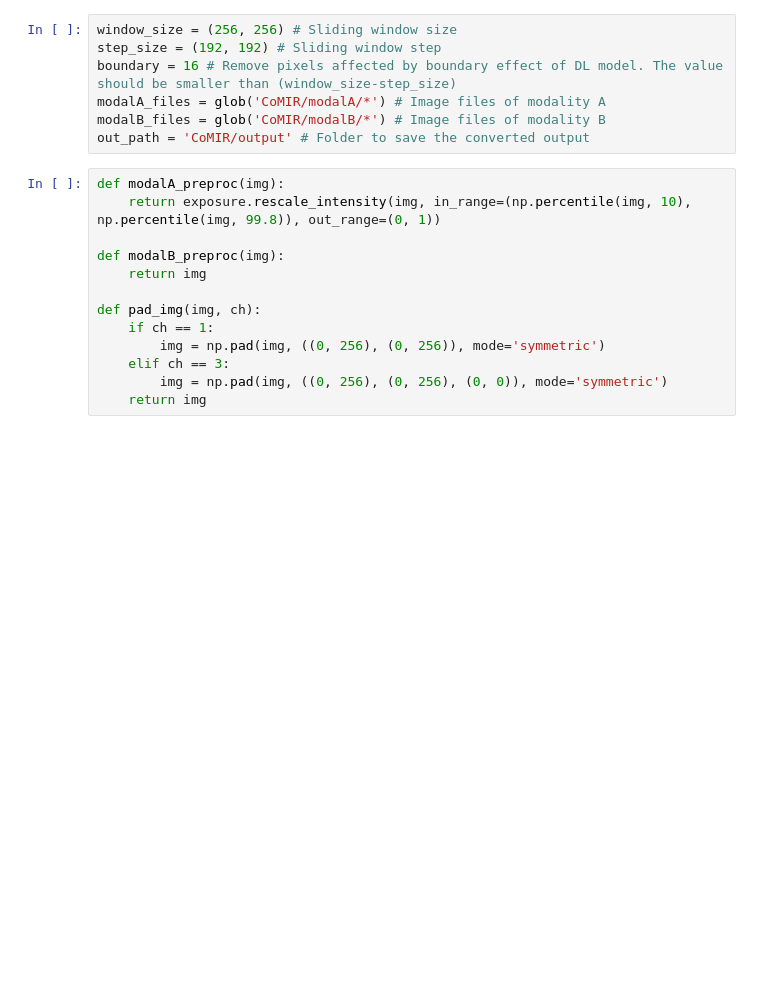
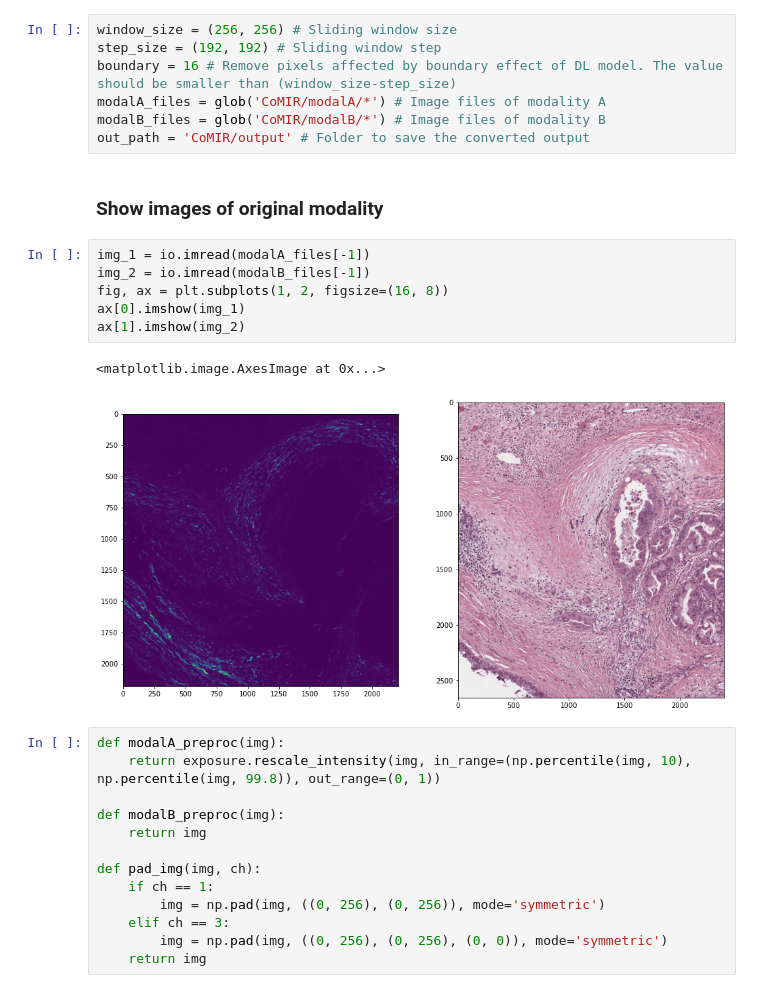
Before and after one commit to uw-loci/automatic-histology-registration-pyimagej, a Jupyter notebook: pseudo_modality.ipynb, the cells around one changed output. Cells and saved outputs as stored; diff of their text form; blank space fills up the shorter version.

```diff
--- a/pseudo_modality.ipynb
+++ b/pseudo_modality.ipynb
@@ -74,6 +55,17 @@ boundary = 16 # Remove pixels affected by boundary effect of DL model. The value
 modalA_files = glob('CoMIR/modalA/*') # Image files of modality A
 modalB_files = glob('CoMIR/modalB/*') # Image files of modality B
 out_path = 'CoMIR/output' # Folder to save the converted output
+# %% [markdown]
+### Show images of original modality
+# %%
+img_1 = io.imread(modalA_files[-1])
+img_2 = io.imread(modalB_files[-1])
+fig, ax = plt.subplots(1, 2, figsize=(16, 8))
+ax[0].imshow(img_1)
+ax[1].imshow(img_2)
+# %% [output]
+<matplotlib.image.AxesImage at 0x...>
+[figure, added]
 # %%
 def modalA_preproc(img):
     return exposure.rescale_intensity(img, in_range=(np.percentile(img, 10), np.percentile(img, 99.8)), out_range=(0, 1))
```
Also changed, not shown: parts of 5 cells of this notebook, 2 other files.
